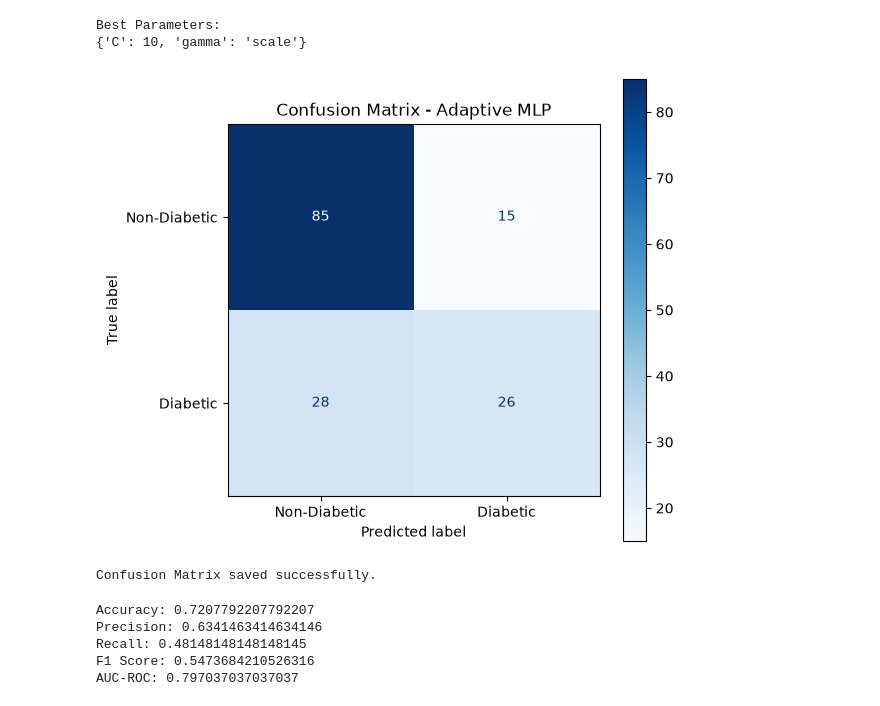
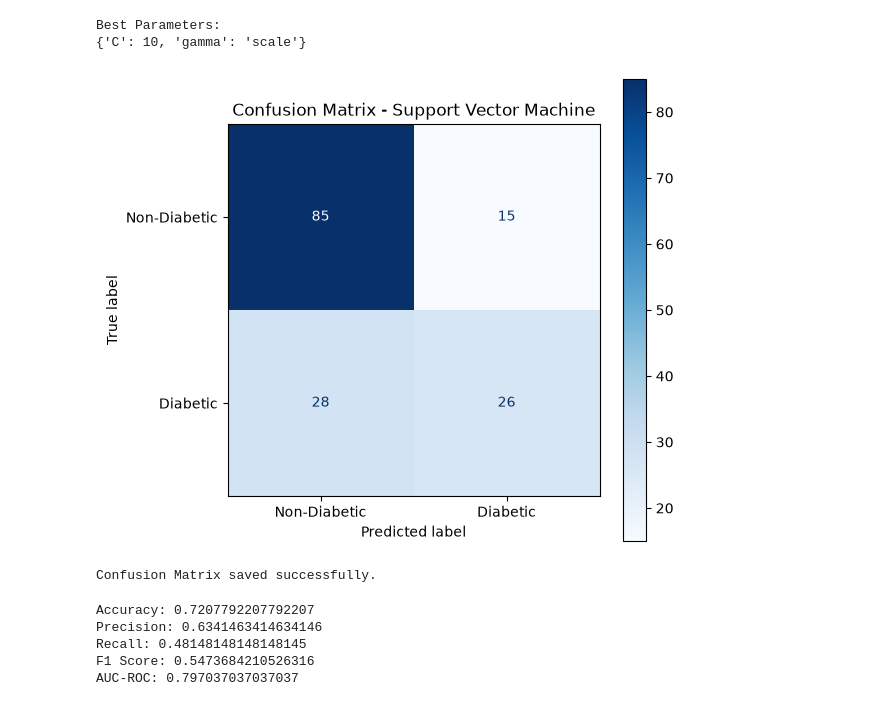
Before and after one commit to ap24110011024/Disease_detection, a Jupyter notebook: notebooks/diabetes/svm_model.ipynb, the cells around one changed output. Drawn from its saved outputs; the diff is of its cells as text; code cells hidden in the pictures.

```diff
--- a/notebooks/diabetes/svm_model.ipynb
+++ b/notebooks/diabetes/svm_model.ipynb
@@ -76,36 +76,36 @@ import os
 
 # Create confusion matrix
 cm = confusion_matrix(y_test, y_pred)
 
 # Display
 fig, ax = plt.subplots(figsize=(6,6))
 
 disp = ConfusionMatrixDisplay(
     confusion_matrix=cm,
     display_labels=["Non-Diabetic", "Diabetic"]
 )
 
 disp.plot(
     cmap="Blues",
     values_format="d",
     ax=ax
 )
 
-plt.title("Confusion Matrix - Adaptive MLP")
+plt.title("Confusion Matrix - Support Vector Machine")
 
 os.makedirs("../../results/matrix", exist_ok=True)
 
 plt.savefig(
-    "../../results/matrix/confusion_matrix_adaptive_mlp.png",
+    "../../results/matrix/confusion_matrix_svm.png",
     dpi=300,
     bbox_inches="tight"
 )
 
 plt.show()
 
 print("Confusion Matrix saved successfully.")
 # %% [output]
-[figure, old version]
+[figure, new version]
 Confusion Matrix saved successfully.
 # %%
 from sklearn.metrics import accuracy_score, precision_score
```
Also changed, not shown: 5 other files.
